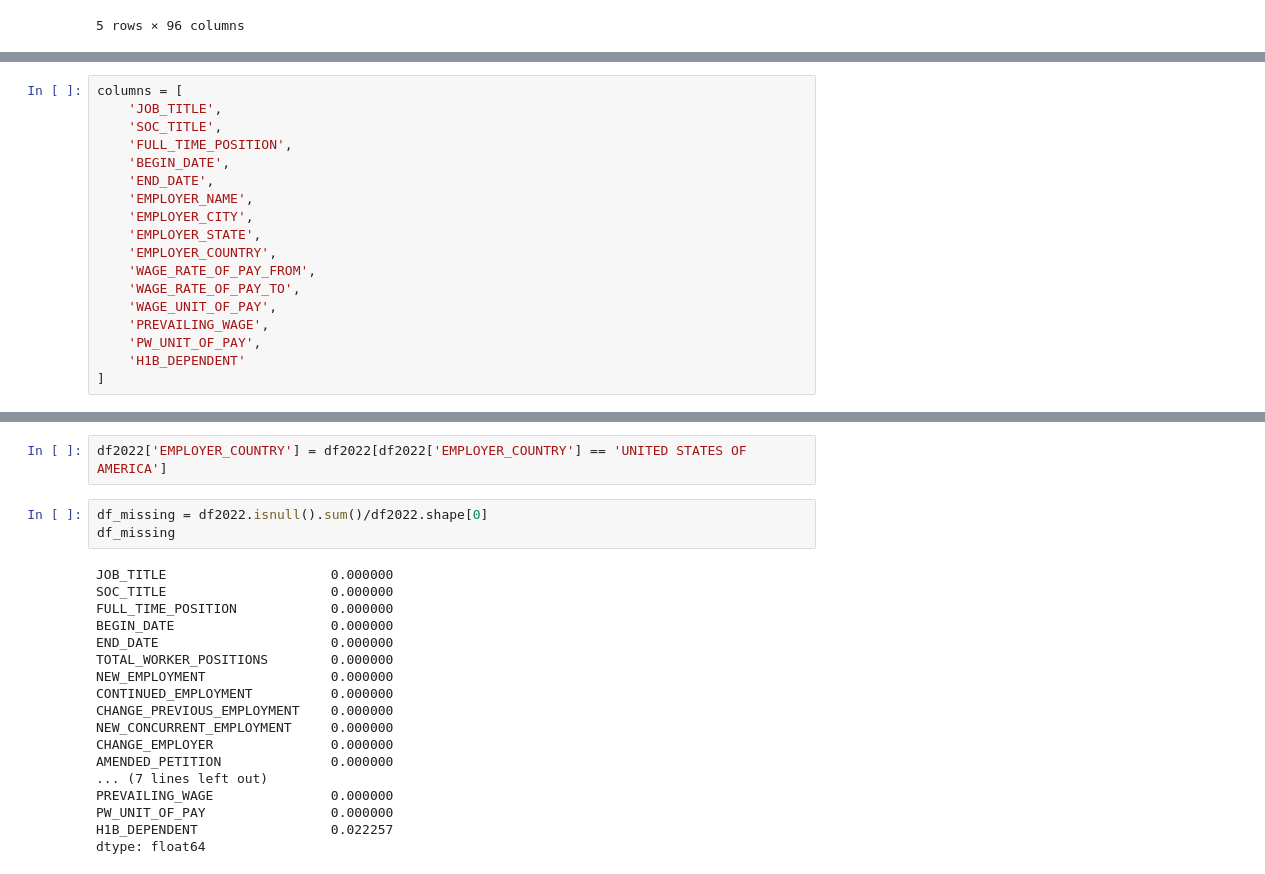
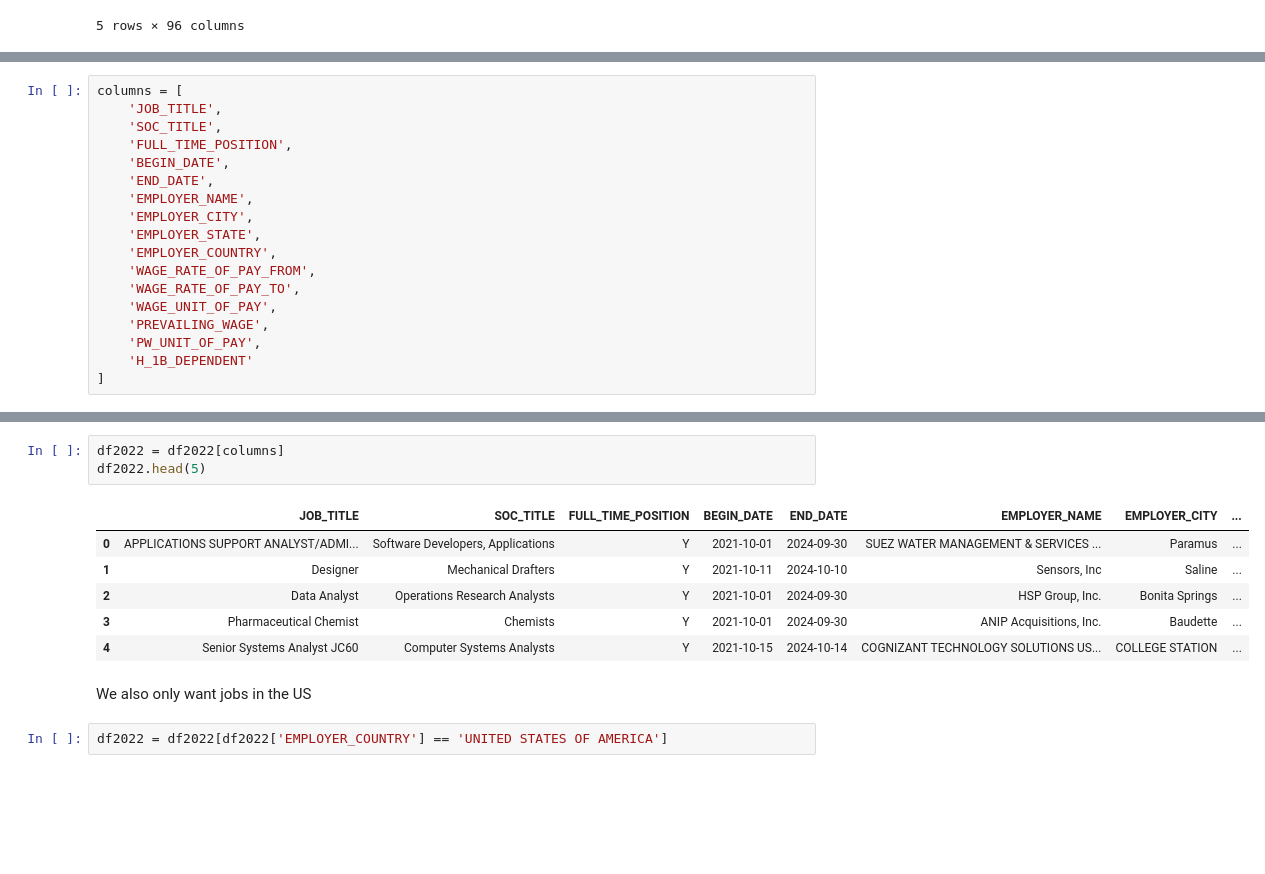
Before and after one commit to mistaround/h1b-analysis, a Jupyter notebook: main.ipynb, the cells around one changed output, grey strips where cells are left out. Drawn from its saved outputs; the diff is of its cells as text; blank space fills up the shorter version.

```diff
--- a/main.ipynb
+++ b/main.ipynb
@@ -126,5 +148,5 @@ columns = [
     'WAGE_UNIT_OF_PAY',
     'PREVAILING_WAGE',
     'PW_UNIT_OF_PAY',
-    'H1B_DEPENDENT'
+    'H_1B_DEPENDENT'
 ]
@@ -145,23 +153,14 @@ columns = [
+# %%
+df2022 = df2022[columns]
+df2022.head(5)
+# %% [output]
+|  | JOB_TITLE | SOC_TITLE | FULL_TIME_POSITION | BEGIN_DATE | END_DATE | EMPLOYER_NAME | EMPLOYER_CITY | ... |
+| 0 | APPLICATIONS SUPPORT ANALYST/ADMI... | Software Developers, Applications | Y | 2021-10-01 | 2024-09-30 | SUEZ WATER MANAGEMENT & SERVICES ... | Paramus | ... |
+| 1 | Designer | Mechanical Drafters | Y | 2021-10-11 | 2024-10-10 | Sensors, Inc | Saline | ... |
+| 2 | Data Analyst | Operations Research Analysts | Y | 2021-10-01 | 2024-09-30 | HSP Group, Inc. | Bonita Springs | ... |
+| 3 | Pharmaceutical Chemist | Chemists | Y | 2021-10-01 | 2024-09-30 | ANIP Acquisitions, Inc. | Baudette | ... |
+| 4 | Senior Systems Analyst JC60 | Computer Systems Analysts | Y | 2021-10-15 | 2024-10-14 | COGNIZANT TECHNOLOGY SOLUTIONS US... | COLLEGE STATION | ... |
+# %% [markdown]
+We also only want jobs in the US
 # %%
-df2022['EMPLOYER_COUNTRY'] = df2022[df2022['EMPLOYER_COUNTRY'] == 'UNITED STATES OF AMERICA']
+df2022 = df2022[df2022['EMPLOYER_COUNTRY'] == 'UNITED STATES OF AMERICA']
-# %%
-df_missing = df2022.isnull().sum()/df2022.shape[0]
-df_missing
-# %% [output]
-JOB_TITLE                     0.000000
-SOC_TITLE                     0.000000
-FULL_TIME_POSITION            0.000000
-BEGIN_DATE                    0.000000
-END_DATE                      0.000000
-TOTAL_WORKER_POSITIONS        0.000000
-NEW_EMPLOYMENT                0.000000
-CONTINUED_EMPLOYMENT          0.000000
-CHANGE_PREVIOUS_EMPLOYMENT    0.000000
-NEW_CONCURRENT_EMPLOYMENT     0.000000
-CHANGE_EMPLOYER               0.000000
-AMENDED_PETITION              0.000000
-... (7 lines left out)
-PREVAILING_WAGE               0.000000
-PW_UNIT_OF_PAY                0.000000
-H1B_DEPENDENT                 0.022257
-dtype: float64
```
Also changed, not shown: parts of 40 cells of this notebook, 1 other file.
